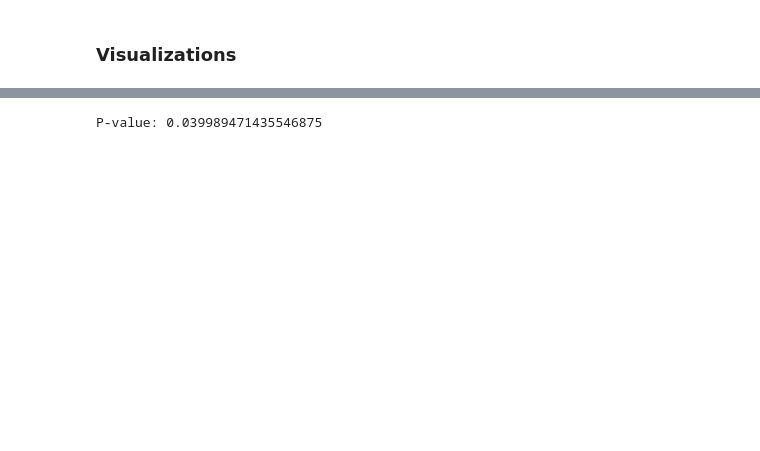
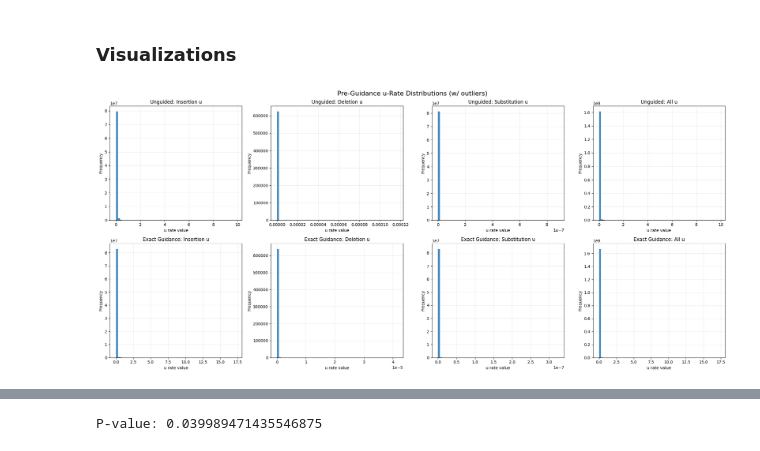
Before and after one commit to upsilonyc/edit-flows-guidance-demo, a Jupyter notebook: main.ipynb, the cells around one changed output, grey strips where cells are left out. Drawn from its saved outputs; the diff is of its cells as text; code cells hidden in the pictures; blank space fills up the shorter version.

```diff
--- a/main.ipynb
+++ b/main.ipynb
@@ -1853,6 +1853,8 @@ summary_results_df
 ### Visualizations
 # %%
 # Visualization: pre-guidance u-rate distributions (8 histograms)
+import json
+
 u_rates_df = pd.read_csv("u_rates_280.csv")
 
 
@@ -1888,33 +1890,35 @@ for row_idx, (method_key, method_label) in enumerate(method_order):
 
     rates_in = _flatten_rate_lists(method_df, "rates_in_json")
     rates_del = _flatten_rate_lists(method_df, "rates_del_json")
     rates_sub = _flatten_rate_lists(method_df, "rates_sub_json")
     rates_all = np.concatenate([arr for arr in [rates_in, rates_del, rates_sub] if arr.size > 0]) if (
         rates_in.size + rates_del.size + rates_sub.size
     ) > 0 else np.asarray([], dtype=np.float64)
 
     values_by_metric = {
         "rates_in_json": rates_in,
         "rates_del_json": rates_del,
         "rates_sub_json": rates_sub,
         "rates_all": rates_all,
     }
 
     for col_idx, (metric_key, metric_label) in enumerate(metric_order):
         ax = axes[row_idx, col_idx]
         vals = values_by_metric[metric_key]
         if vals.size == 0:
             ax.text(0.5, 0.5, "No data", ha="center", va="center")
             ax.set_axis_off()
             continue
 
-        ax.hist(vals, bins=60, alpha=0.85)
+        ax.hist(vals, bins=60, alpha=0.85) # add range=(l, r) to exclude outliers and such
         ax.set_title(f"{method_label}: {metric_label}")
         ax.set_xlabel("u rate value")
         ax.set_ylabel("Frequency")
         ax.grid(True, alpha=0.25)
 
-fig.suptitle("Pre-Guidance u-Rate Distributions", fontsize=16)
+fig.suptitle("Pre-Guidance u-Rate Distributions (w/ outliers)", fontsize=16)
 fig.tight_layout()
-plt.savefig("u_rate_histograms_280.png")
+plt.savefig("u_rate_histograms_14_woutlier.png")
 plt.show()
+# %% [output]
+[figure, added]
```
Also changed, not shown: parts of 4 cells of this notebook, 1 other file.
